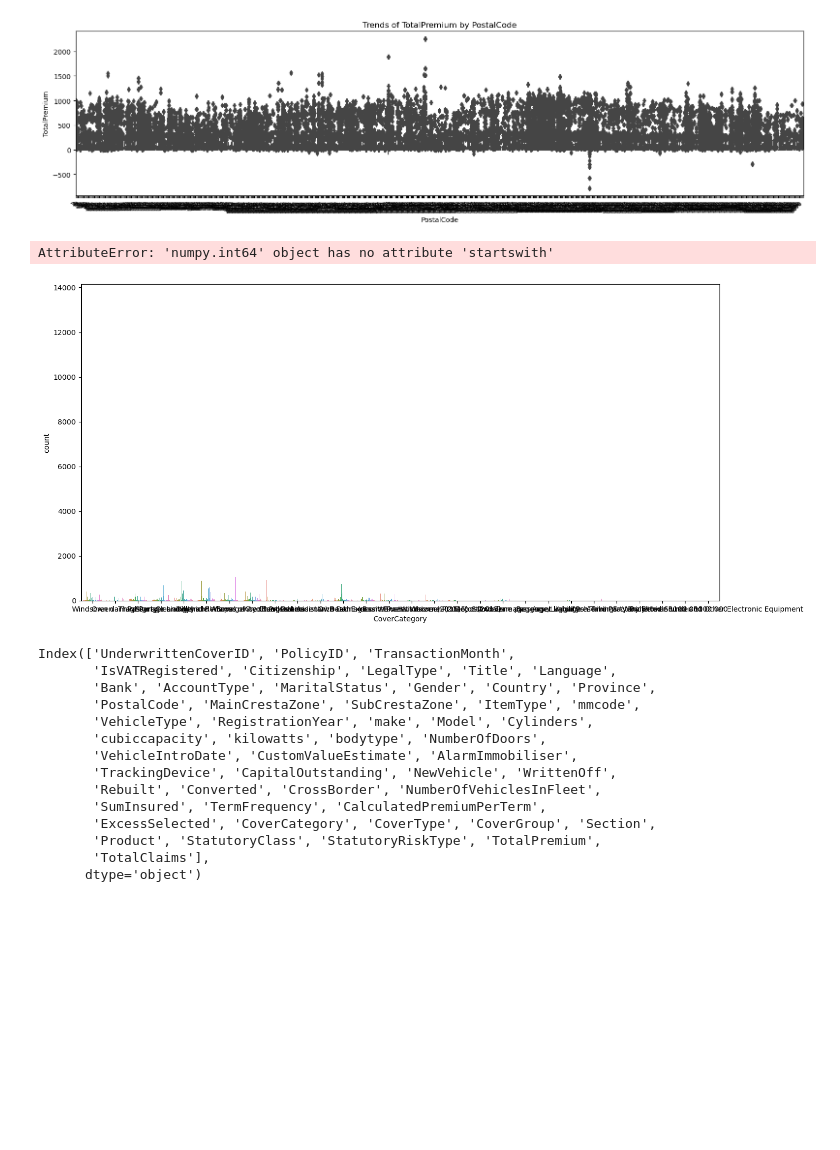
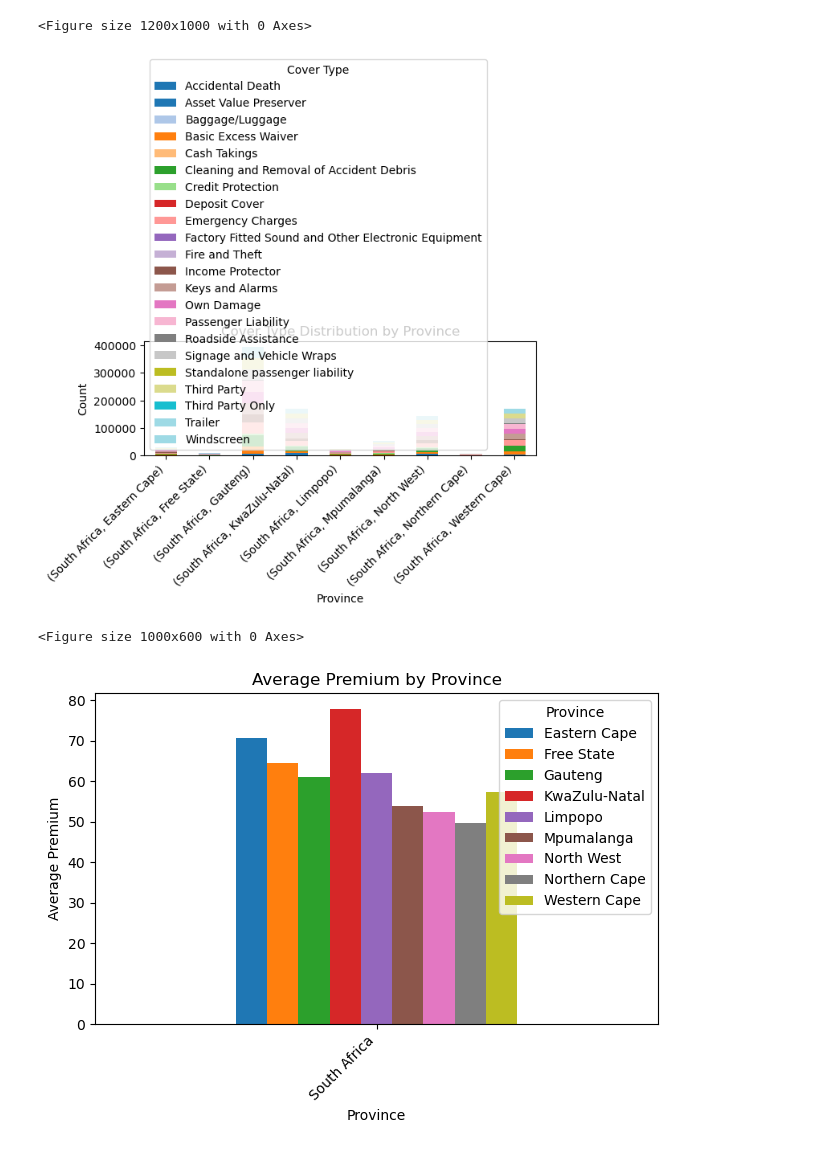
Before and after one commit to hermelawesene/AlphaCare-Insurance-Solutions-WEEK3, a Jupyter notebook: notebooks/data_comparison.ipynb, the cells around one changed output. Drawn from its saved outputs; the diff is of its cells as text; code cells hidden in the pictures; blank space fills up the shorter version.

Commit message:
update in data comparison

```diff
--- a/notebooks/data_comparison.ipynb
+++ b/notebooks/data_comparison.ipynb
@@ -2,4 +2,4 @@
 import pandas as pd
 
 # Load the data
-data = pd.read_csv('../data/MachineLearningRating_v3.txt', delimiter='|', low_memory=False)
+df = pd.read_csv('../data/MachineLearningRating_v3.txt', delimiter='|', low_memory=False)
@@ -27,29 +5,0 @@ analyzer = Stat(data)
-# %%
-# Filter relevant columns
-relevant_columns = ['PostalCode', 'CoverCategory', 'TotalPremium', 'make']
-df_relevant = data[relevant_columns].dropna()
-
-# Plot trends
-analyzer.plot_geographic_trends(df_relevant, 'PostalCode', 'TotalPremium', 'CoverCategory')
-analyzer.plot_geographic_trends(df_relevant, 'PostalCode', 'TotalPremium', 'make')
-# %% [output]
-[figure, removed]
-AttributeError: 'numpy.int64' object has no attribute 'startswith'
-[figure, removed]
-# %%
-data.columns
-# %% [output]
-Index(['UnderwrittenCoverID', 'PolicyID', 'TransactionMonth',
-       'IsVATRegistered', 'Citizenship', 'LegalType', 'Title', 'Language',
-       'Bank', 'AccountType', 'MaritalStatus', 'Gender', 'Country', 'Province',
-       'PostalCode', 'MainCrestaZone', 'SubCrestaZone', 'ItemType', 'mmcode',
-       'VehicleType', 'RegistrationYear', 'make', 'Model', 'Cylinders',
-       'cubiccapacity', 'kilowatts', 'bodytype', 'NumberOfDoors',
-       'VehicleIntroDate', 'CustomValueEstimate', 'AlarmImmobiliser',
-       'TrackingDevice', 'CapitalOutstanding', 'NewVehicle', 'WrittenOff',
-       'Rebuilt', 'Converted', 'CrossBorder', 'NumberOfVehiclesInFleet',
-       'SumInsured', 'TermFrequency', 'CalculatedPremiumPerTerm',
-       'ExcessSelected', 'CoverCategory', 'CoverType', 'CoverGroup', 'Section',
-       'Product', 'StatutoryClass', 'StatutoryRiskType', 'TotalPremium',
-       'TotalClaims'],
-      dtype='object')
@@ -55,0 +9,40 @@ Index(['UnderwrittenCoverID', 'PolicyID', 'TransactionMonth',
+# %%
+# Ensure the TransactionMonth is in datetime format
+#df['TransactionMonth'] = pd.to_datetime(df['TransactionMonth'], format='%Y-%m')
+df['TransactionMonth'] = pd.to_datetime(df['TransactionMonth'], format='%Y-%m-%d %H:%M:%S', errors='coerce')
+# %%
+# Group by geography (e.g., Country and Province) to get trends in cover type, premium, and auto make
+geo_group = df.groupby(['Country', 'Province'])
+# %%
+# 1. Compare Cover Type distribution by Province
+cover_type_by_province = geo_group['CoverType'].value_counts().unstack().fillna(0)
+
+# Plot Cover Type Distribution by Province
+plt.figure(figsize=(12, 10))  # Increase the size of the figure
+cover_type_by_province.plot(kind='bar', stacked=True, cmap='tab20')
+plt.title('Cover Type Distribution by Province')
+plt.xlabel('Province')
+plt.ylabel('Count')
+plt.legend(title='Cover Type')
+plt.xticks(rotation=45, ha='right')
+plt.tight_layout()
+plt.show()
+# %% [output]
+<Figure size 1200x1000 with 0 Axes>
+[figure, added]
+# %%
+# 2. Average Premium by Province
+premium_by_province = geo_group['TotalPremium'].mean().unstack()
+
+# Plot Average Premium by Province
+plt.figure(figsize=(10, 6))
+premium_by_province.plot(kind='bar')
+plt.title('Average Premium by Province')
+plt.xlabel('Province')
+plt.ylabel('Average Premium')
+plt.xticks(rotation=45, ha='right')
+plt.tight_layout()
+plt.show()
+# %% [output]
+<Figure size 1000x600 with 0 Axes>
+[figure, added]
```
Also changed, not shown: parts of 6 cells of this notebook.
